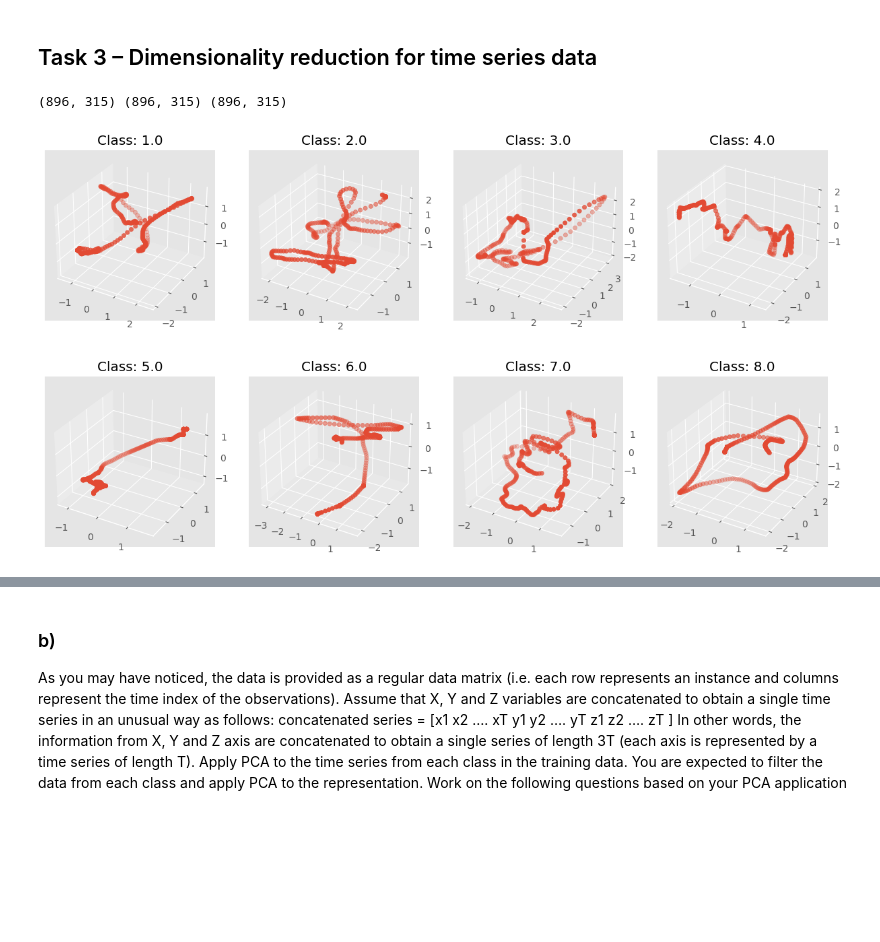
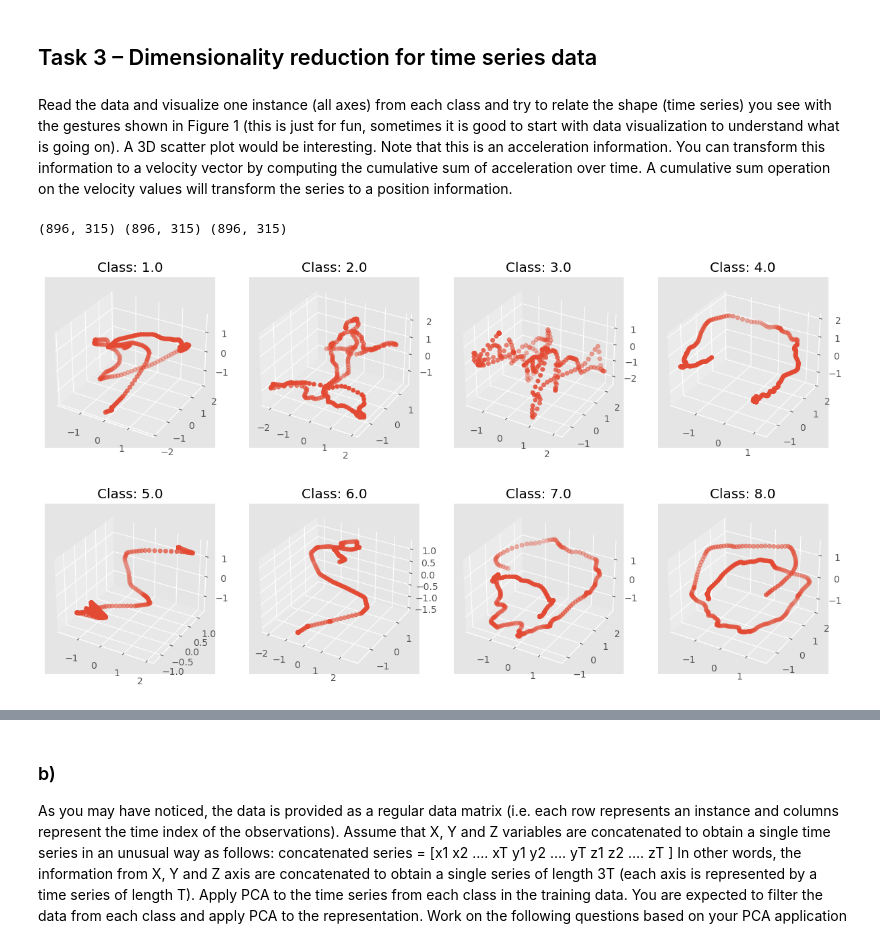
Before and after one commit to BU-IE-582/fall21-harunkivril, a Jupyter notebook: HW2/HW2-Dimensionality Reduction.ipynb, the cells around one changed output, grey strips where cells are left out. Saved outputs shown, nothing was run; the diff lists cells and outputs as text; code cells hidden in the pictures; blank space fills up the shorter version.

```diff
--- a/HW2/HW2-Dimensionality Reduction.ipynb
+++ b/HW2/HW2-Dimensionality Reduction.ipynb
@@ -120,10 +129,10 @@ data["X1X2"] = data.X1 * data.X2
 columns_to_use = ["X1", "X2", "X1_sq", "X2_sq", "X1X2"]
 
 pca = PCA(n_components=None)
-#scaler = MinMaxScaler()
+scaler = MinMaxScaler()
 
 X = data[columns_to_use].values
-#X = scaler.fit_transform(X)
+X = scaler.fit_transform(X)
 
 reduced_dim = pca.fit_transform(X)[:,0]
 data["pca_dim"] = reduced_dim
@@ -186,13 +203,13 @@ symm_dist_matrix = symm_lower_tri + symm_lower_tri.T
 True
 # %%
 from sklearn.manifold import MDS
-mds = MDS(n_components=2, dissimilarity="precomputed")
+mds = MDS(n_components=2, dissimilarity="precomputed", random_state=3136)
 mds_dim = mds.fit_transform(symm_dist_matrix)
 tr_dist[["MDS1", "MDS2"]] = mds_dim
 
 plt.figure(figsize=(15,5))
-plt.scatter(tr_dist.MDS1, -tr_dist.MDS2)
+plt.scatter(-tr_dist.MDS1, -tr_dist.MDS2)
 for txt, x, y in zip(tr_dist["İL ADI"], tr_dist["MDS1"], tr_dist["MDS2"]):
-    plt.annotate(txt, (x,-y))
+    plt.annotate(txt, (-x,-y))
 plt.show()
 # %% [output]
@@ -217,7 +222,10 @@ pca = PCA()
 temp[["R_MDS1", "R_MDS2"]] = pca.fit_transform(temp[["MDS1", "MDS2"]].values)
 
 plt.figure(figsize=(15,5))
+plt.scatter(temp["R_MDS1"], -temp["R_MDS2"])
 
+for txt, x, y in zip(tr_dist["İL ADI"], temp["R_MDS1"], temp["R_MDS2"]):
+    plt.annotate(txt, (x,-y))
 plt.show()
 # %% [output]
 [figure]
@@ -225,6 +233,13 @@ plt.show()
 It seems like our approach worked. This picture is much easier to interpret. It also looks like MDS has done a pretty good job. The cities are in the places where we would expect. Istanbul and the other European part is in location. Hatay goes below other cities. Mugla is in its corner and Ankar is in the middle if Cankiri Kirikkale Konya and Eskisehir. Also the overall look implies the shape of the country.
 # %% [markdown]
 ## Task 3 – Dimensionality reduction for time series data
+# %% [markdown]
+Read the data and visualize one instance (all axes) from each class and try to relate the shape (time
+series) you see with the gestures shown in Figure 1 (this is just for fun, sometimes it is good to start
+with data visualization to understand what is going on). A 3D scatter plot would be interesting. Note
+that this is an acceleration information. You can transform this information to a velocity vector by
+computing the cumulative sum of acceleration over time. A cumulative sum operation on the velocity
+values will transform the series to a position information.
 # %%
 def read_data(path):
     with open(path, "r") as file:
@@ -238,28 +253,30 @@ X_acc, X_classes = read_data("./uWaveGestureLibrary_X_TRAIN")
 Y_acc, Y_classes = read_data("./uWaveGestureLibrary_Y_TRAIN")
 Z_acc, Z_classes = read_data("./uWaveGestureLibrary_Z_TRAIN")
 
-print(X_vals.shape, Y_vals.shape, Z_vals.shape)
+print(X_acc.shape, Y_acc.shape, Z_acc.shape)
 assert X_classes == Y_classes
 assert X_classes == Z_classes
 
 classes = X_classes
+classes = np.array(classes)
 del X_classes, Y_classes, Z_classes
 # %% [output]
 (896, 315) (896, 315) (896, 315)
 # %%
 # Acc Plot
-indices = {x:np.argmax(classes == x) for x in np.unique(classes)}
+np.random.seed(3136)
+indices = {x:np.random.choice(np.where(classes == x)[0]) for x in np.unique(classes)}
 
 fig = plt.figure(figsize=(15,8))
 for cls in indices:
     idx = indices[cls]
     ax = fig.add_subplot(2, 4, int(cls), projection='3d')
     ax.scatter(X_acc[idx], Y_acc[idx], Z_acc[idx])
     ax.set_title(f"Class: {cls}")
 
 plt.show()
 # %% [output]
-[figure, old version]
+[figure, new version]
 # %%
 # Velocity plots
 X_vel = np.cumsum(X_acc, axis=1)
```
Also changed, not shown: parts of 26 cells of this notebook, 2 other files.
